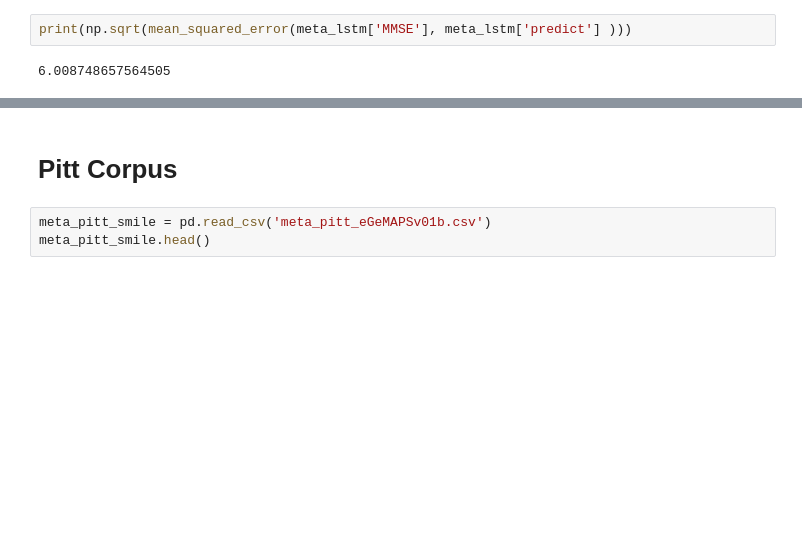
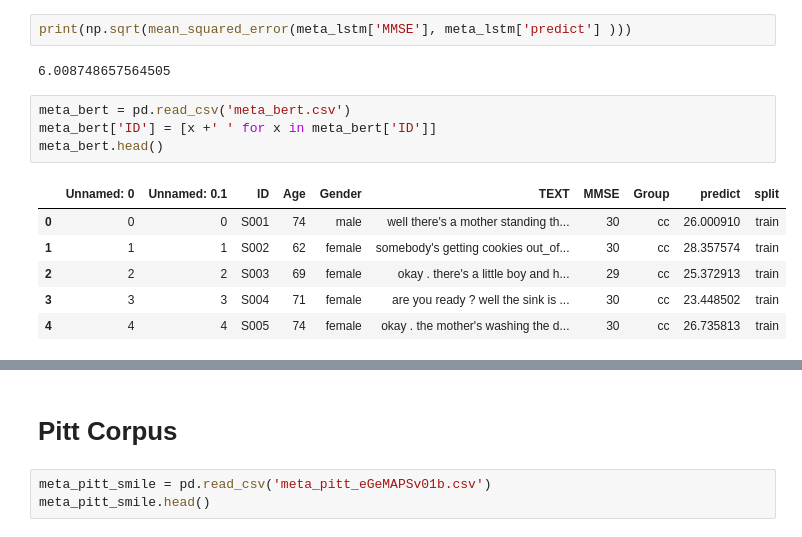
Before and after one commit to W210-SP21-Capstone-Dementia/model, a Jupyter notebook: 7-ensemble.ipynb, the cells around one changed output, grey strips where cells are left out. Drawn from its saved outputs; the diff is of its cells as text; blank space fills up the shorter version.

```diff
--- a/7-ensemble.ipynb
+++ b/7-ensemble.ipynb
@@ -33,4 +33,15 @@ meta_lstm.head()
 print(np.sqrt(mean_squared_error(meta_lstm['MMSE'], meta_lstm['predict'] )))
 # %% [output]
 6.008748657564505
+# %%
+meta_bert = pd.read_csv('meta_bert.csv')
+meta_bert['ID'] = [x +' ' for x in meta_bert['ID']]
+meta_bert.head()
+# %% [output]
+|  | Unnamed: 0 | Unnamed: 0.1 | ID | Age | Gender | TEXT | MMSE | Group | predict | split |
+| 0 | 0 | 0 | S001 | 74 | male | well there's a mother standing th... | 30 | cc | 26.000910 | train |
+| 1 | 1 | 1 | S002 | 62 | female | somebody's getting cookies out_of... | 30 | cc | 28.357574 | train |
+| 2 | 2 | 2 | S003 | 69 | female | okay . there's a little boy and h... | 29 | cc | 25.372913 | train |
+| 3 | 3 | 3 | S004 | 71 | female | are you ready ? well the sink is ... | 30 | cc | 23.448502 | train |
+| 4 | 4 | 4 | S005 | 74 | female | okay . the mother's washing the d... | 30 | cc | 26.735813 | train |
 # %%
```
Also changed, not shown: parts of 12 cells of this notebook, 2 other files.
